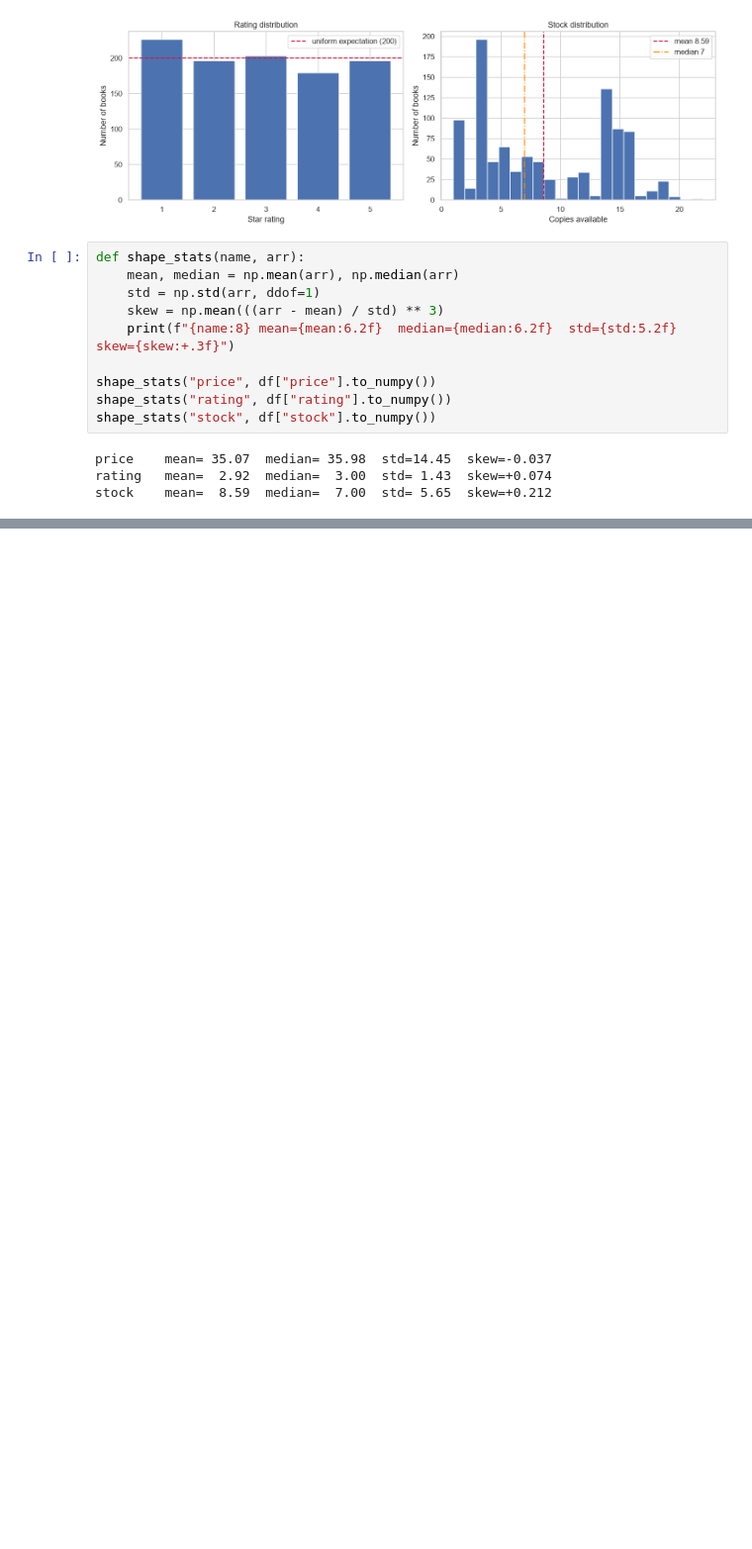
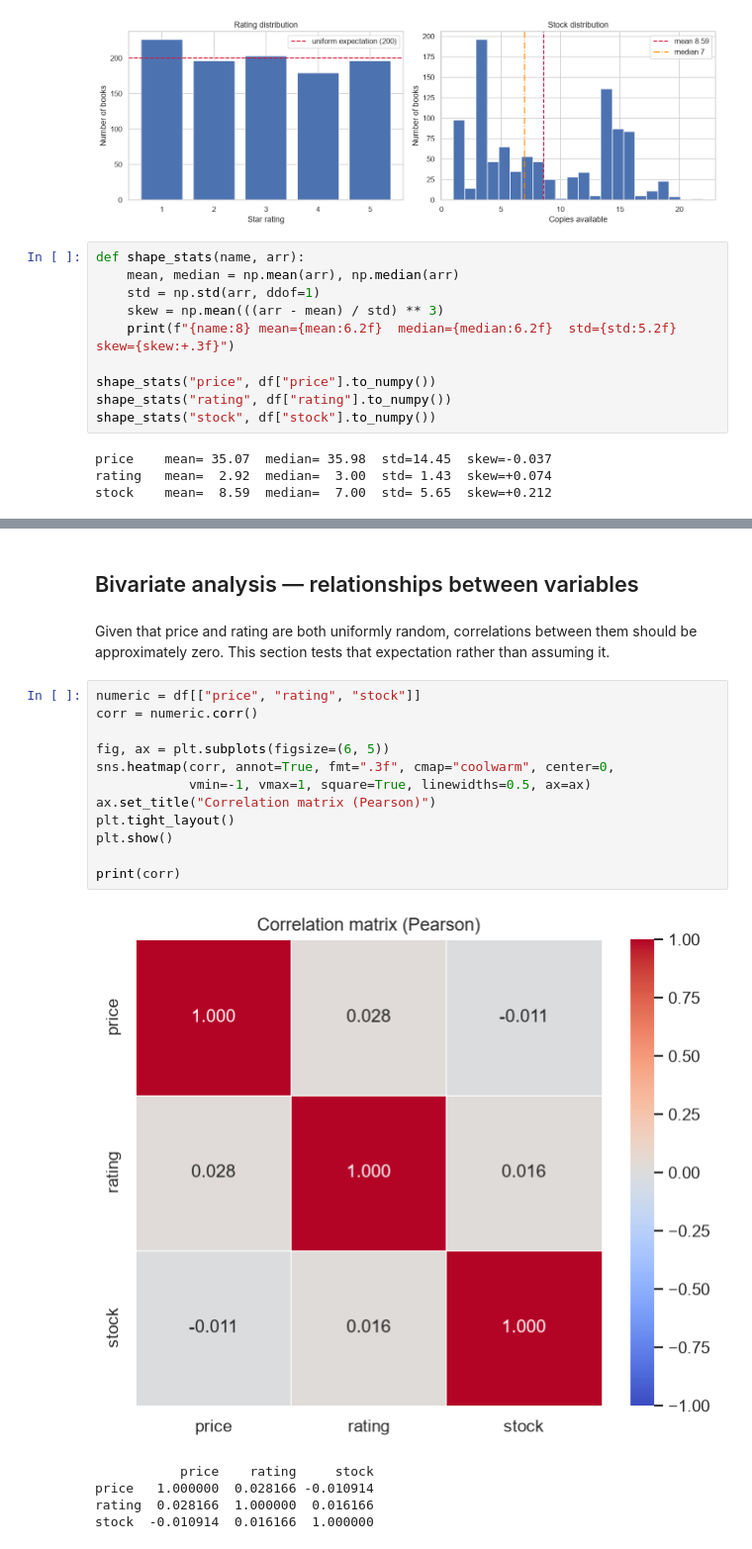
Before and after one commit to J41r0Ps/shelfscope, a Jupyter notebook: notebooks/04_exploration.ipynb, the cells around one changed output, grey strips where cells are left out. Shown at 99% size. Saved outputs shown, nothing was run; the diff lists cells and outputs as text; blank space fills up the shorter version.

Commit message:
Add the explorarion notebook, univariate bivariate and categorical analysis

```diff
--- a/notebooks/04_exploration.ipynb
+++ b/notebooks/04_exploration.ipynb
@@ -134,0 +156,23 @@ stock    mean=  8.59  median=  7.00  std= 5.65  skew=+0.212
+# %% [markdown]
+## Bivariate analysis — relationships between variables
+# %% [markdown]
+Given that price and rating are both uniformly random, correlations between them should be
+approximately zero. This section tests that expectation rather than assuming it.
+# %%
+numeric = df[["price", "rating", "stock"]]
+corr = numeric.corr()
+
+fig, ax = plt.subplots(figsize=(6, 5))
+sns.heatmap(corr, annot=True, fmt=".3f", cmap="coolwarm", center=0,
+            vmin=-1, vmax=1, square=True, linewidths=0.5, ax=ax)
+ax.set_title("Correlation matrix (Pearson)")
+plt.tight_layout()
+plt.show()
+
+print(corr)
+# %% [output]
+[figure, added]
+           price    rating     stock
+price   1.000000  0.028166 -0.010914
+rating  0.028166  1.000000  0.016166
+stock  -0.010914  0.016166  1.000000
```
Also changed, not shown: parts of 25 cells of this notebook.
